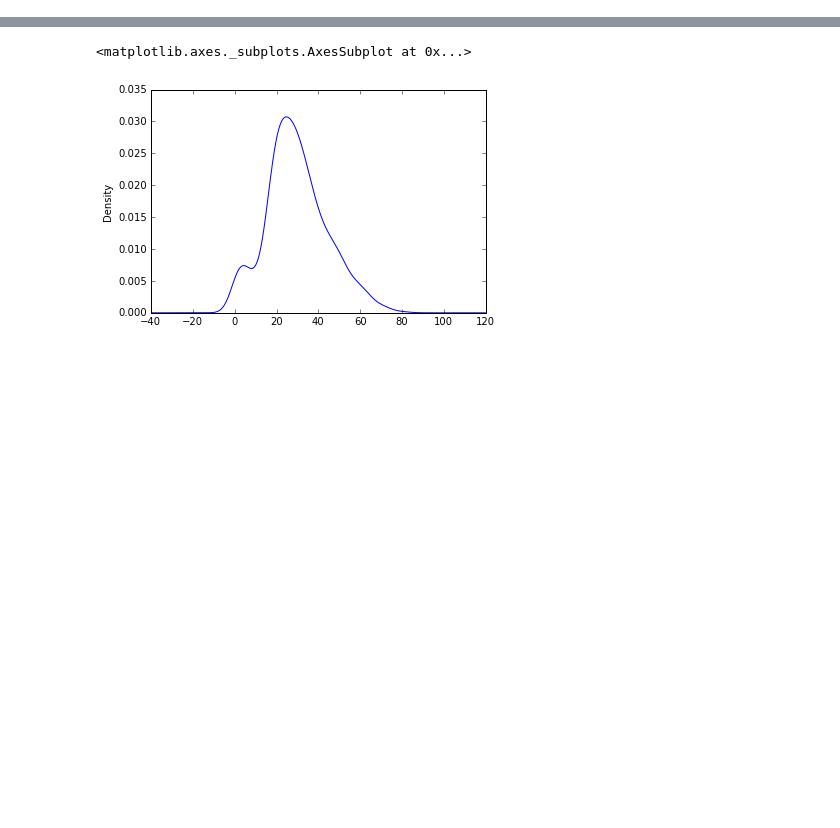
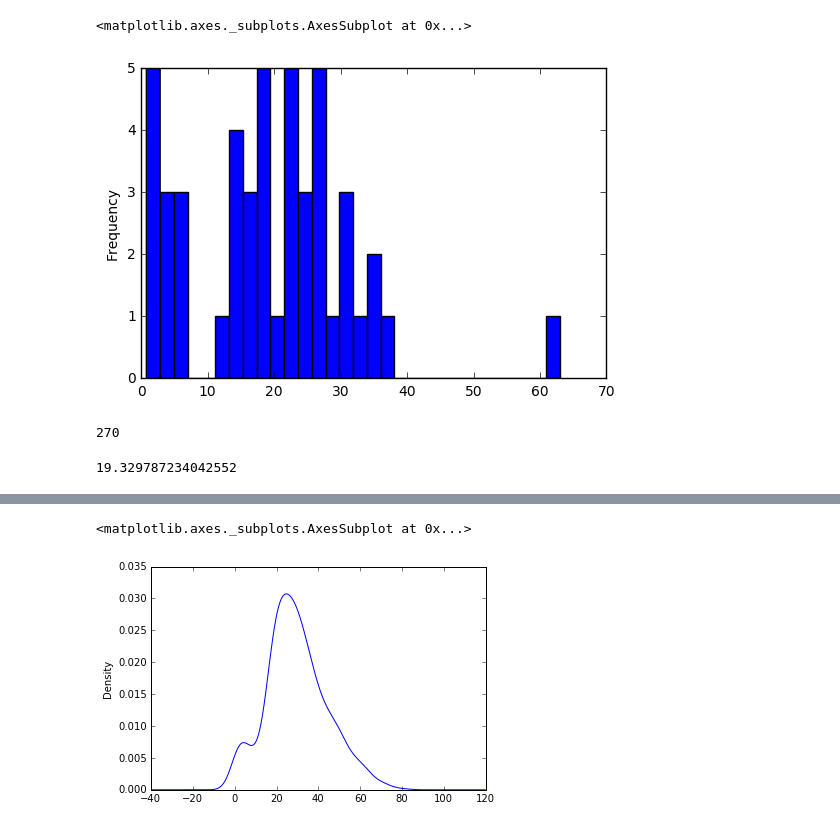
Before and after one commit to kabnigam/Data-Projects, a Jupyter notebook: Titanic/Survival.ipynb, the cells around one changed output, grey strips where cells are left out. Cells and saved outputs as stored; diff of their text form; code cells hidden in the pictures; blank space fills up the shorter version.

```diff
--- a/Titanic/Survival.ipynb
+++ b/Titanic/Survival.ipynb
@@ -53,0 +67,5 @@ Embarked Counter({'S': 644, 'C': 168, 'Q': 77, nan: 2})
+# %%
+df[df['Age'].isnull() == False][df['Sex'] == 'female'][df['Pclass'] == 3][df['Survived'] == 1]['Age'].plot(kind='hist', bins=30)
+# %% [output]
+<matplotlib.axes._subplots.AxesSubplot at 0x...>
+[figure, added]
@@ -53,0 +78,4 @@ Embarked Counter({'S': 644, 'C': 168, 'Q': 77, nan: 2})
+# %%
+len(age_filled)
+# %% [output]
+270
@@ -53,0 +85,4 @@ Embarked Counter({'S': 644, 'C': 168, 'Q': 77, nan: 2})
+# %%
+df[df['Age'].isnull() == False][df['Sex'] == 'female'][df['Pclass'] == 3][df['Survived'] == 1]['Age'].mean()
+# %% [output]
+19.329787234042552
```
Also changed, not shown: parts of 18 cells of this notebook, 4 other files.
